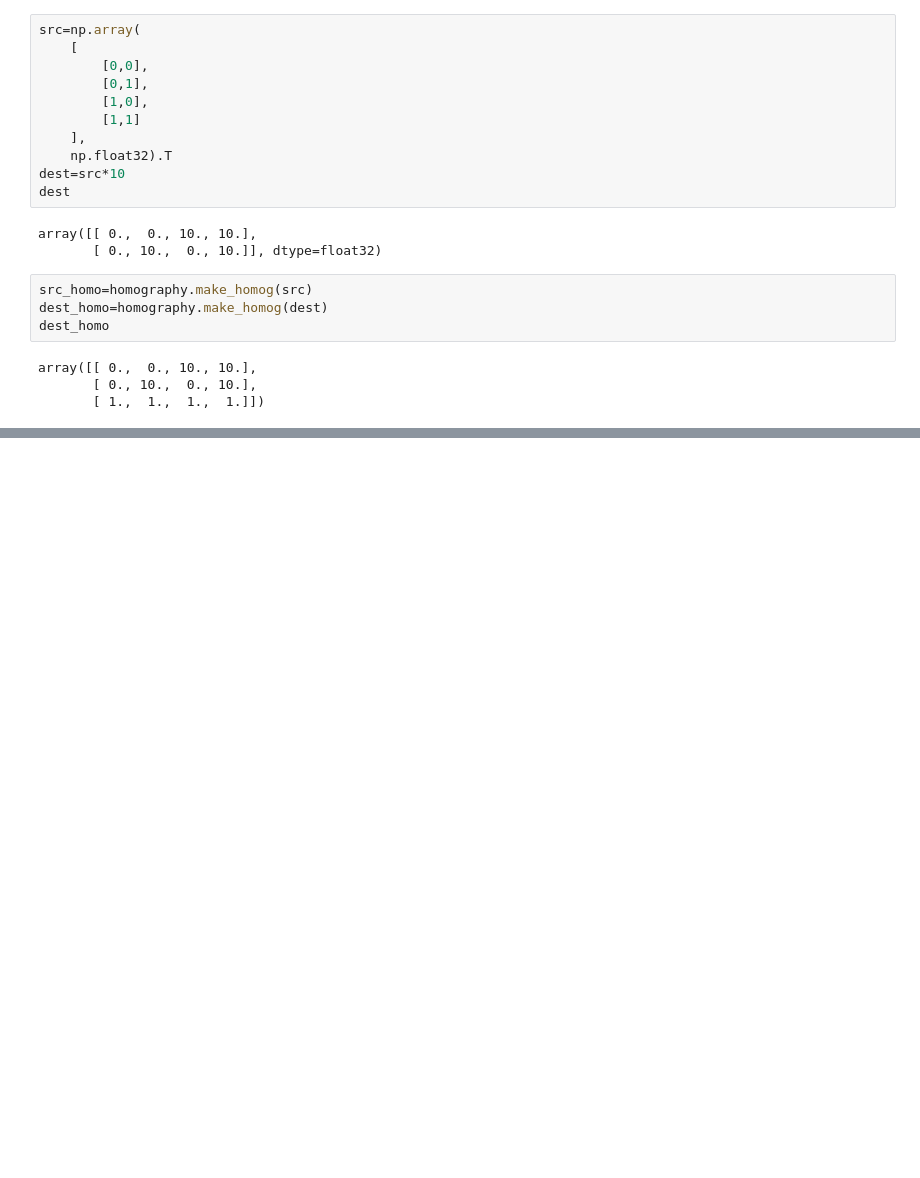
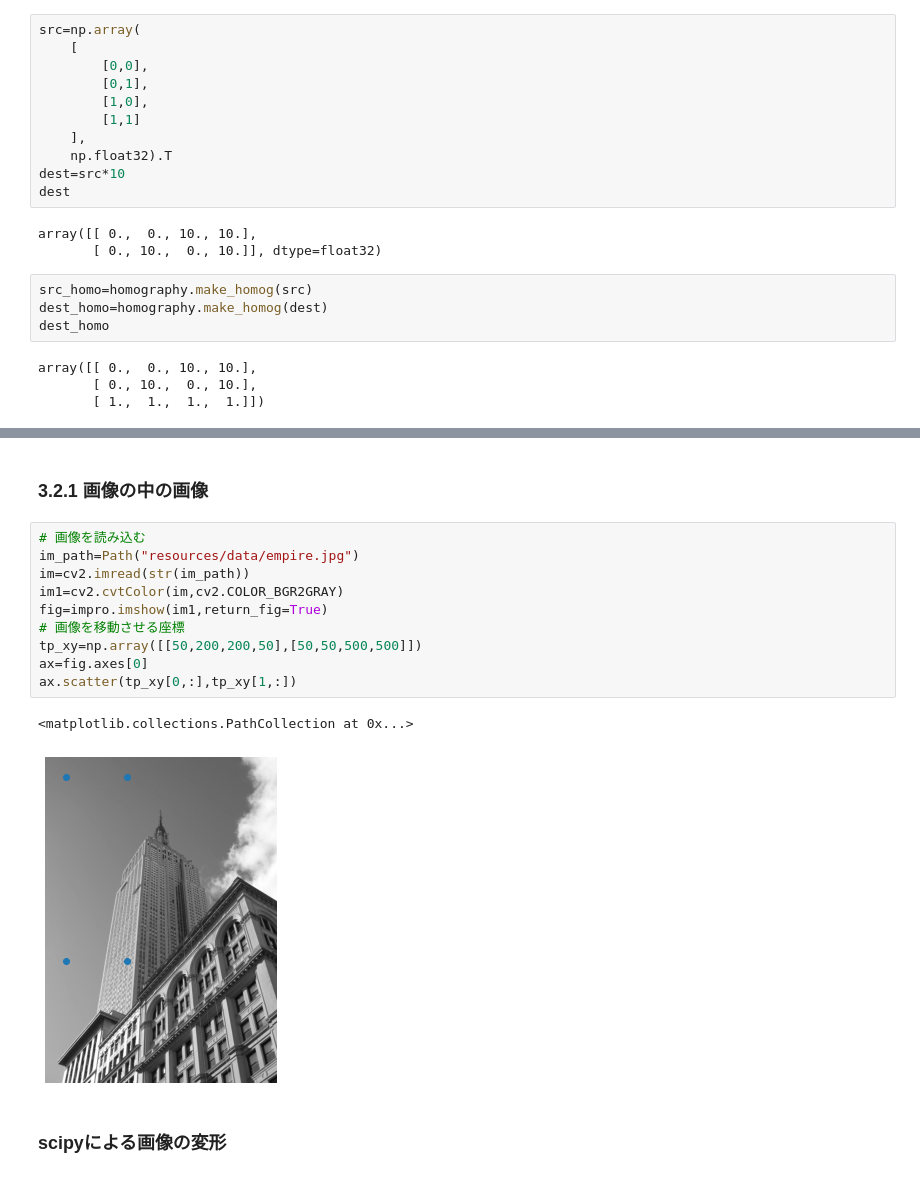
Before and after one commit to SolKul/image_processing, a Jupyter notebook: notebooks/ComputerVision03.ipynb, the cells around one changed output, grey strips where cells are left out. Drawn from its saved outputs; the diff is of its cells as text; blank space fills up the shorter version.

```diff
--- a/notebooks/ComputerVision03.ipynb
+++ b/notebooks/ComputerVision03.ipynb
@@ -257,0 +313,17 @@ V.shape
+# %% [markdown]
+### 3.2.1 画像の中の画像
+# %%
+# 画像を読み込む
+im_path=Path("resources/data/empire.jpg")
+im=cv2.imread(str(im_path))
+im1=cv2.cvtColor(im,cv2.COLOR_BGR2GRAY)
+fig=impro.imshow(im1,return_fig=True)
+# 画像を移動させる座標
+tp_xy=np.array([[50,200,200,50],[50,50,500,500]])
+ax=fig.axes[0]
+ax.scatter(tp_xy[0,:],tp_xy[1,:])
+# %% [output]
+<matplotlib.collections.PathCollection at 0x...>
+[figure, added]
+# %% [markdown]
+### scipyによる画像の変形
```
Also changed, not shown: parts of 46 cells of this notebook, 1 other file.
